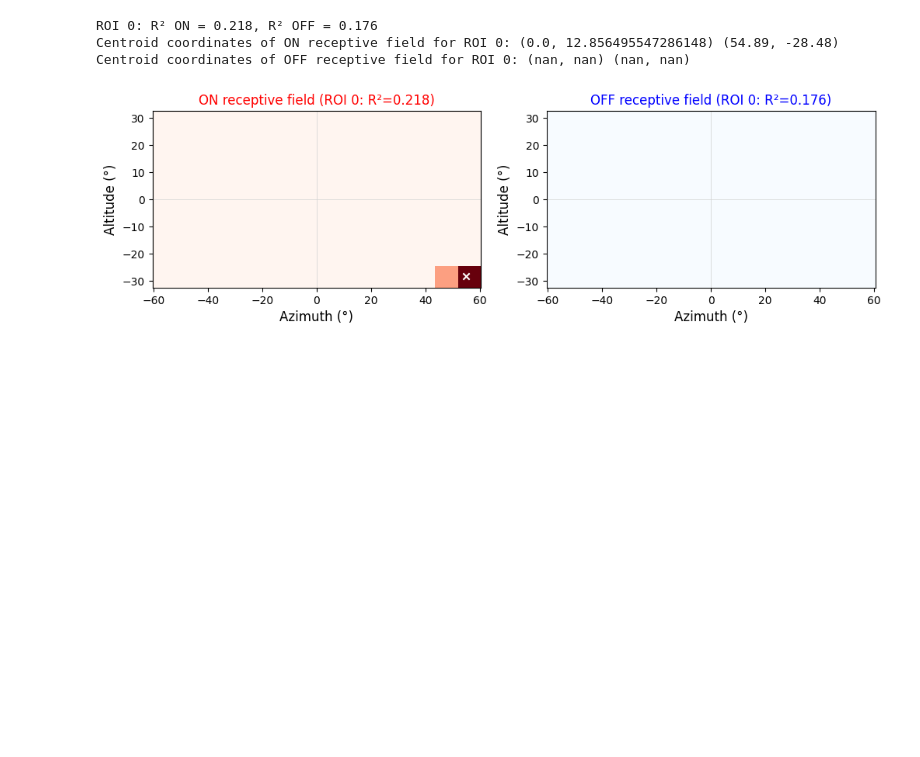
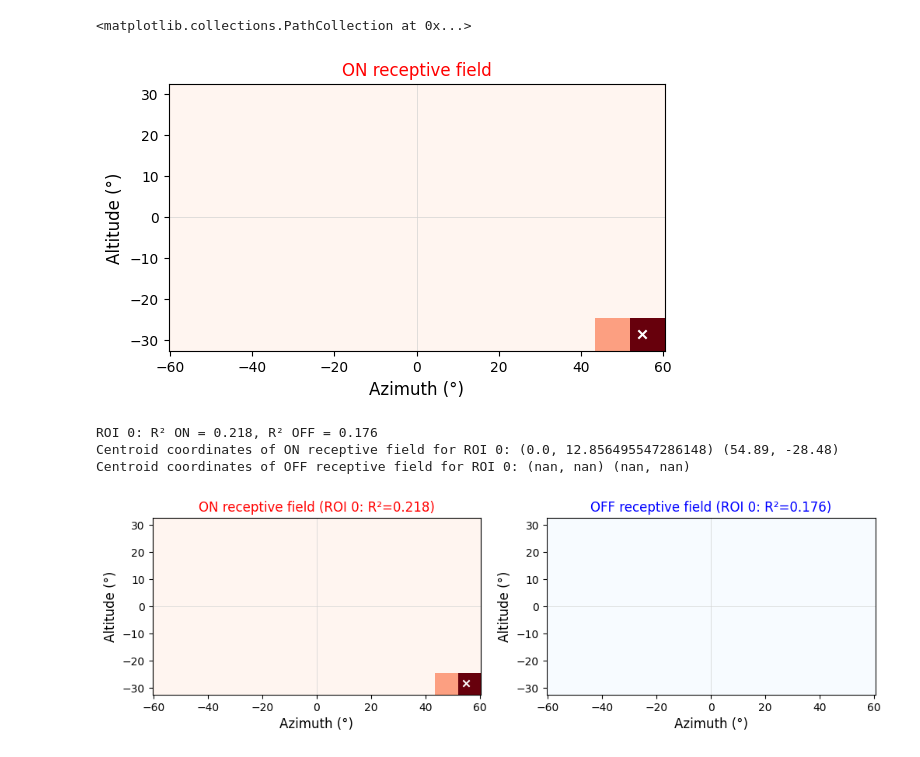
Before and after one commit to naomidonovan1/allen_v1dd, a Jupyter notebook: src/allen_v1dd/demo.ipynb, the cells around one changed output. Drawn from its saved outputs; the diff is of its cells as text; code cells hidden in the pictures; blank space fills up the shorter version.

```diff
--- a/src/allen_v1dd/demo.ipynb
+++ b/src/allen_v1dd/demo.ipynb
@@ -25,3 +178,11 @@ plt.imshow(lsn.receptive_fields[0, 0, :, :] / lsn.receptive_fields[0, 0, :, :].m
+# %%
+rf =
+
+lsn.plot_rf(responses_norm.reshape(lsn.image_shape), rf_type='on')
+plt.scatter(x_coord, y_coord, c='white', marker='x')
+# %% [output]
+<matplotlib.collections.PathCollection at 0x...>
+[figure, added]
 # %%
 from scipy import ndimage
 for roi in range(5):
```
Also changed, not shown: parts of 6 cells of this notebook, 1 other file.
